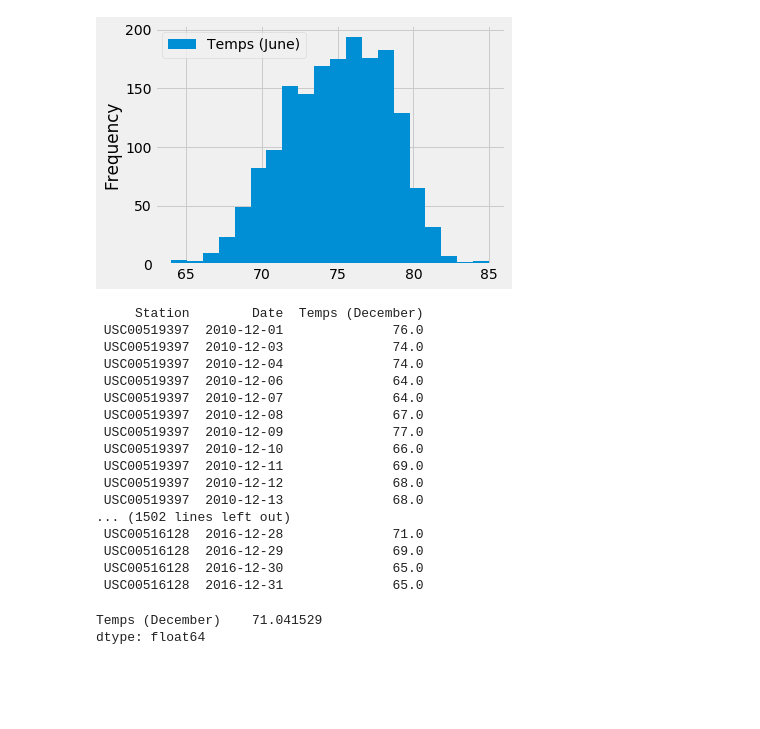
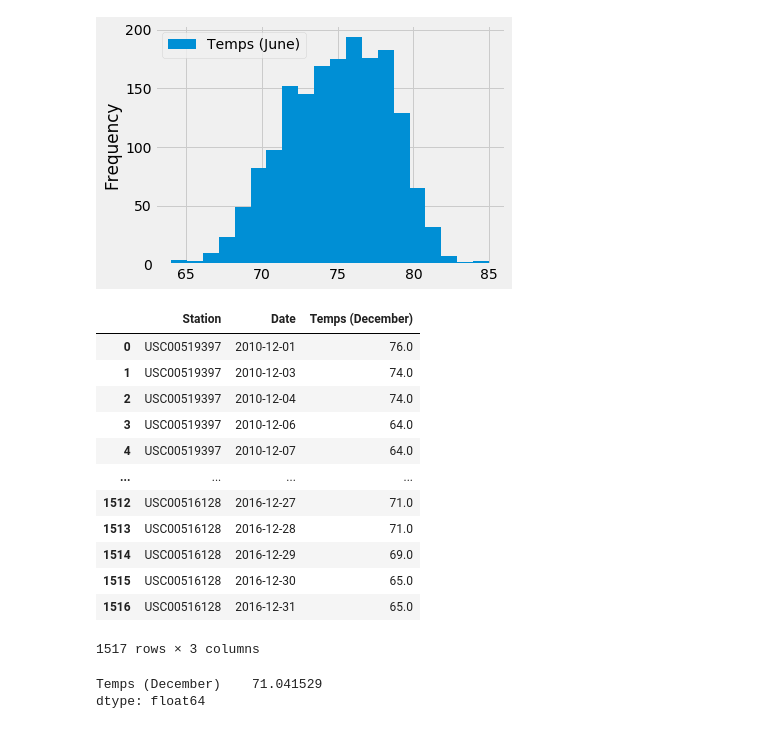
Before and after one commit to mhvarner/surfs_up, a Jupyter notebook: climate_analysis-Challenge.ipynb, the cells around one changed output. Drawn from its saved outputs; the diff is of its cells as text; code cells hidden in the pictures; blank space fills up the shorter version.

```diff
--- a/climate_analysis-Challenge.ipynb
+++ b/climate_analysis-Challenge.ipynb
@@ -251,26 +245,20 @@ plt.tight_layout()
 dec_df = session.query(Measurement.station, Measurement.date, Measurement.tobs).filter(extract('month', Measurement.date) == 12).all()
 # %%
 # Putting month of December stats in DataFrame
-dec_df = pd.DataFrame(dec_df, columns=['Station', 'Date', 'Temps (December)'])
-dec_df.set_index(dec_df['Date'], inplace=True)
-dec_df.sort_index(ascending=True)
-print(dec_df.to_string(index=False))
+dec = pd.DataFrame(dec_df, columns=['Station', 'Date', 'Temps (December)'])
+dec
 # %% [output]
+|  | Station | Date | Temps (December) |
+| 0 | USC00519397 | 2010-12-01 | 76.0 |
+| 1 | USC00519397 | 2010-12-03 | 74.0 |
+| 2 | USC00519397 | 2010-12-04 | 74.0 |
+| 3 | USC00519397 | 2010-12-06 | 64.0 |
+| 4 | USC00519397 | 2010-12-07 | 64.0 |
+| ... | ... | ... | ... |
+| 1512 | USC00516128 | 2016-12-27 | 71.0 |
+| 1513 | USC00516128 | 2016-12-28 | 71.0 |
+| 1514 | USC00516128 | 2016-12-29 | 69.0 |
+| 1515 | USC00516128 | 2016-12-30 | 65.0 |
+| 1516 | USC00516128 | 2016-12-31 | 65.0 |
-     Station        Date  Temps (December)
- USC00519397  2010-12-01              76.0
- USC00519397  2010-12-03              74.0
- USC00519397  2010-12-04              74.0
- USC00519397  2010-12-06              64.0
- USC00519397  2010-12-07              64.0
- USC00519397  2010-12-08              67.0
- USC00519397  2010-12-09              77.0
- USC00519397  2010-12-10              66.0
- USC00519397  2010-12-11              69.0
- USC00519397  2010-12-12              68.0
- USC00519397  2010-12-13              68.0
-... (1502 lines left out)
- USC00516128  2016-12-28              71.0
- USC00516128  2016-12-29              69.0
- USC00516128  2016-12-30              65.0
- USC00516128  2016-12-31              65.0
+1517 rows × 3 columns
 # %%
```
Also changed, not shown: parts of 12 cells of this notebook.
